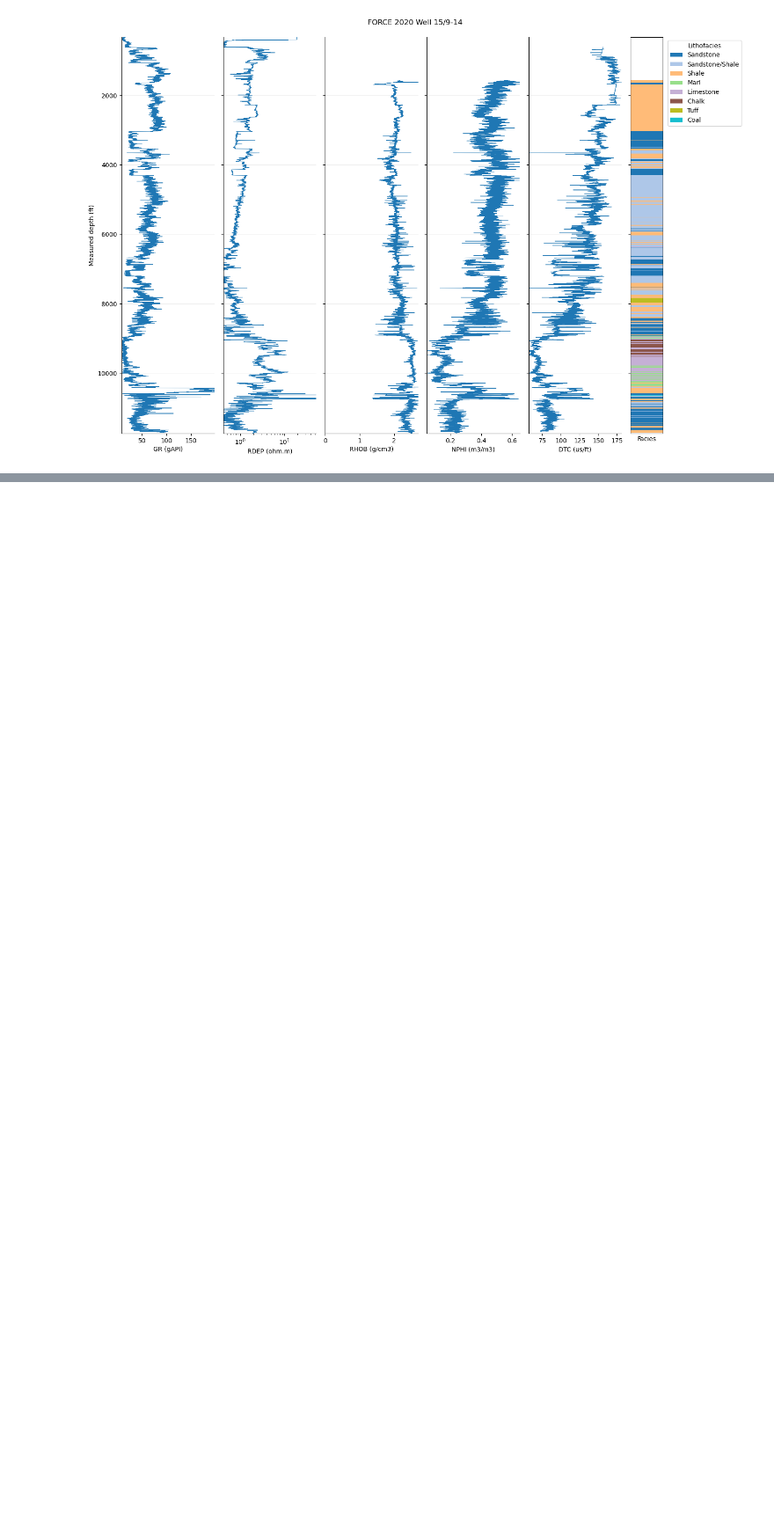
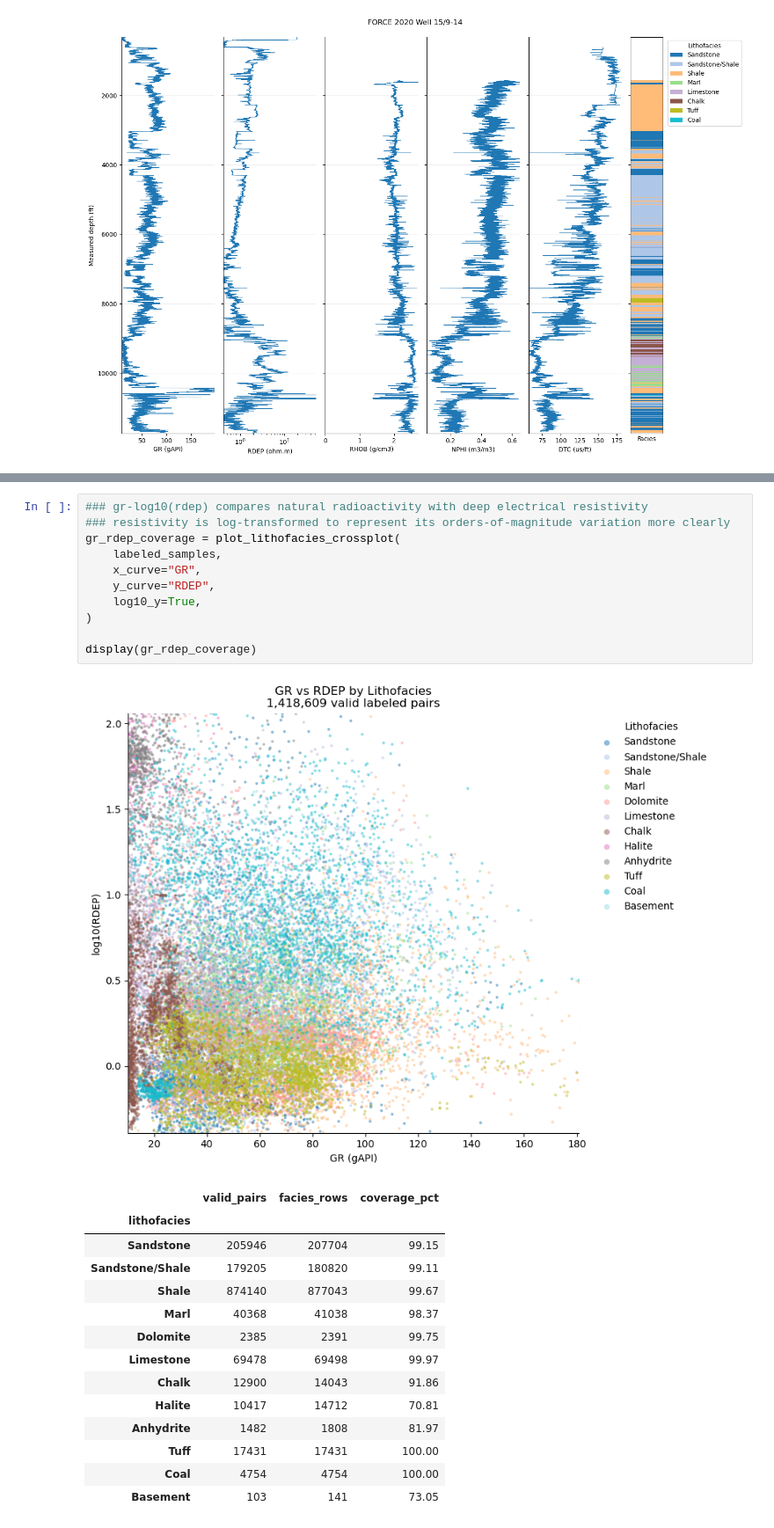
Before and after one commit to leraos/force_2020_well_log_analysis, a Jupyter notebook: notebooks/02_exploratory_data_analysis.ipynb, the cells around one changed output, grey strips where cells are left out. Shown at 88% size. Cells and saved outputs as stored; diff of their text form; blank space fills up the shorter version.

```diff
--- a/notebooks/02_exploratory_data_analysis.ipynb
+++ b/notebooks/02_exploratory_data_analysis.ipynb
@@ -1024,0 +1228,27 @@ for well in PANEL_WELLS:
+# %%
+### gr-log10(rdep) compares natural radioactivity with deep electrical resistivity
+### resistivity is log-transformed to represent its orders-of-magnitude variation more clearly
+gr_rdep_coverage = plot_lithofacies_crossplot(
+    labeled_samples,
+    x_curve="GR",
+    y_curve="RDEP",
+    log10_y=True,
+)
+
+display(gr_rdep_coverage)
+# %% [output]
+[figure, added]
+|  | valid_pairs | facies_rows | coverage_pct |
+| lithofacies |  |  |  |
+| Sandstone | 205946 | 207704 | 99.15 |
+| Sandstone/Shale | 179205 | 180820 | 99.11 |
+| Shale | 874140 | 877043 | 99.67 |
+| Marl | 40368 | 41038 | 98.37 |
+| Dolomite | 2385 | 2391 | 99.75 |
+| Limestone | 69478 | 69498 | 99.97 |
+| Chalk | 12900 | 14043 | 91.86 |
+| Halite | 10417 | 14712 | 70.81 |
+| Anhydrite | 1482 | 1808 | 81.97 |
+| Tuff | 17431 | 17431 | 100.00 |
+| Coal | 4754 | 4754 | 100.00 |
+| Basement | 103 | 141 | 73.05 |
```
Also changed, not shown: parts of 20 cells of this notebook, 5 other files.
